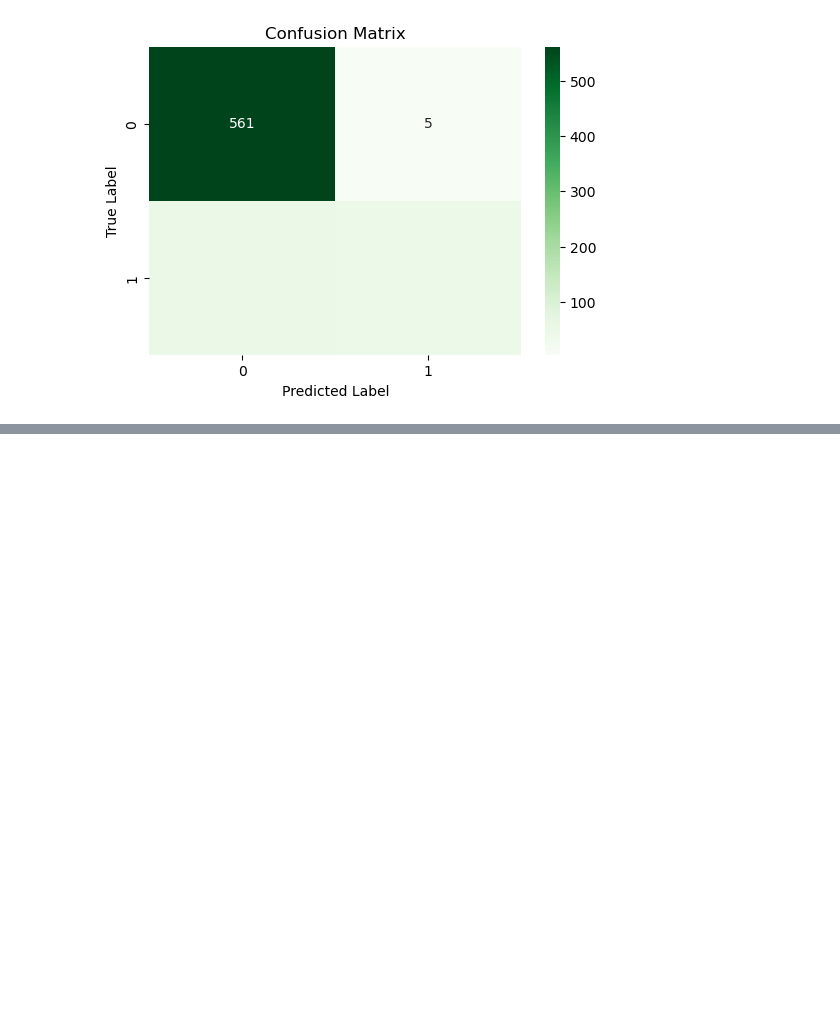
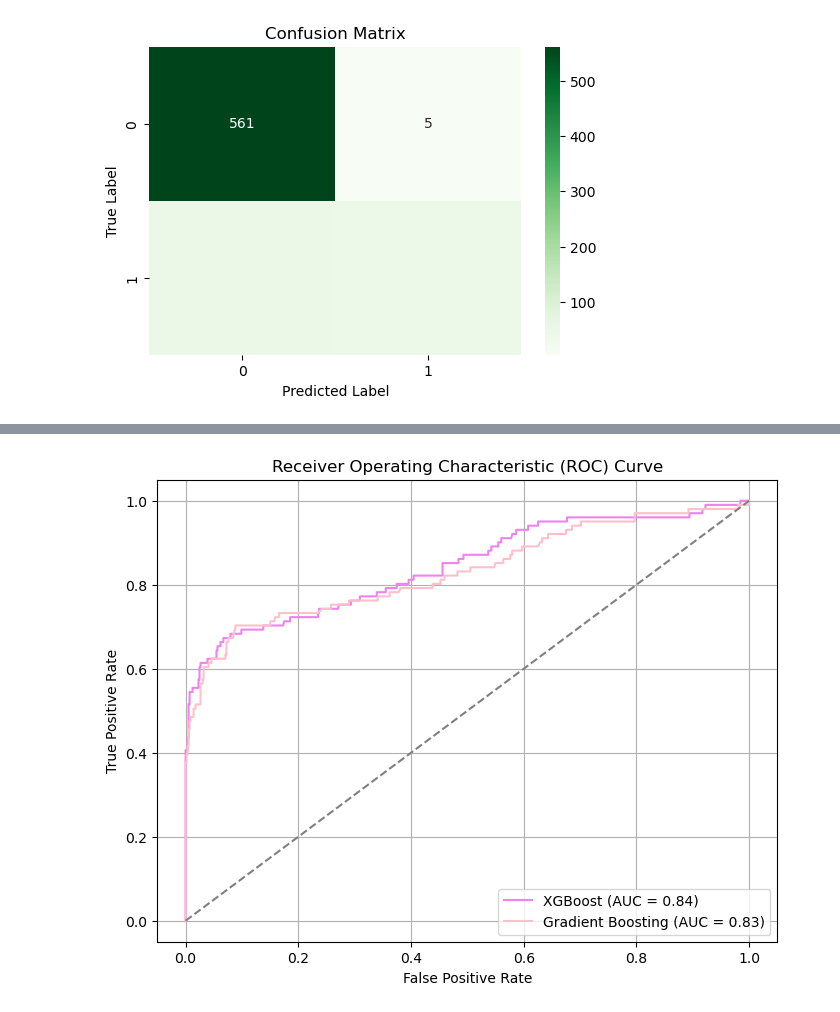
Before and after one commit to Mayoggz/SyriaTel-customer-churn, a Jupyter notebook: index.ipynb, the cells around one changed output, grey strips where cells are left out. Drawn from its saved outputs; the diff is of its cells as text; code cells hidden in the pictures; blank space fills up the shorter version.

Commit message:
Done Model Evaluation

```diff
--- a/index.ipynb
+++ b/index.ipynb
@@ -827,0 +981,69 @@ plt.show()
+# %%
+
+# Define your XGBoost model
+xgbm = xgbm
+
+# Define the hyperparameters grid for XGBoost
+xgb_param = {
+    'learning_rate': [0.01, 0.1, 0.2],
+    'max_depth': [3, 5, 7],
+    'n_estimators': [100, 200, 300]
+}
+
+# Perform GridSearchCV for XGBoost
+xgbm_grid = GridSearchCV(estimator=xgbm, param_grid=xgb_param, scoring='accuracy', cv=5)
+xgbm_grid.fit(X_train, y_train)
+
+# Get the best parameters and best score for XGBoost
+besxgb_params = xgbm_grid.best_params_
+besxgb_score = xgbm_grid.best_score_
+
+# Define your Gradient Boosting model
+gbm_model = GradientBoostingClassifier()
+
+# Define the hyperparameters grid for Gradient Boosting
+gbm_param = {
+    'learning_rate': [0.01, 0.1, 0.2],
+    'max_depth': [3, 5, 7],
+    'n_estimators': [100, 200, 300]
+}
+
+# Perform GridSearchCV for Gradient Boosting
+gbm_grid = GridSearchCV(estimator=gbm_model, param_grid=gbm_param, scoring='accuracy', cv=5)
+gbm_grid.fit(X_train, y_train)
+
+# Get the best parameters and best score for Gradient Boosting
+besgb_params = gbm_grid.best_params_
+besgb_score = gbm_grid.best_score_
+
+
+# Plot ROC curves and calculate AUC for each model
+plt.figure(figsize=(8, 6))
+
+# XGBoost
+xgb_probs = xgbm_grid.predict_proba(X_test)[:, 1]
+fpr_xgb, tpr_xgb, _ = roc_curve(y_test, xgb_probs)
+roc_auc_xgb = auc(fpr_xgb, tpr_xgb)
+plt.plot(fpr_xgb, tpr_xgb, label=f'XGBoost (AUC = {roc_auc_xgb:.2f})')
+
+# Gradient Boosting
+gb_probs = gbm_grid.predict_proba(X_test)[:, 1]
+fpr_gb, tpr_gb, _ = roc_curve(y_test, gb_probs)
+roc_auc_gb = auc(fpr_gb, tpr_gb)
+plt.plot(fpr_gb, tpr_gb, label=f'Gradient Boosting (AUC = {roc_auc_gb:.2f})')
+
+
+# Plot ROC curve for random classifier (baseline)
+plt.plot([0, 1], [0, 1], linestyle='--', color='gray')
+
+# Set plot labels and legend
+plt.xlabel('False Positive Rate')
+plt.ylabel('True Positive Rate')
+plt.title('Receiver Operating Characteristic (ROC) Curve')
+plt.legend(loc='lower right')
+plt.grid(True)
+
+# Show plot
+plt.show()
+# %% [output]
+[figure, added]
```
Also changed, not shown: parts of 54 cells of this notebook.
